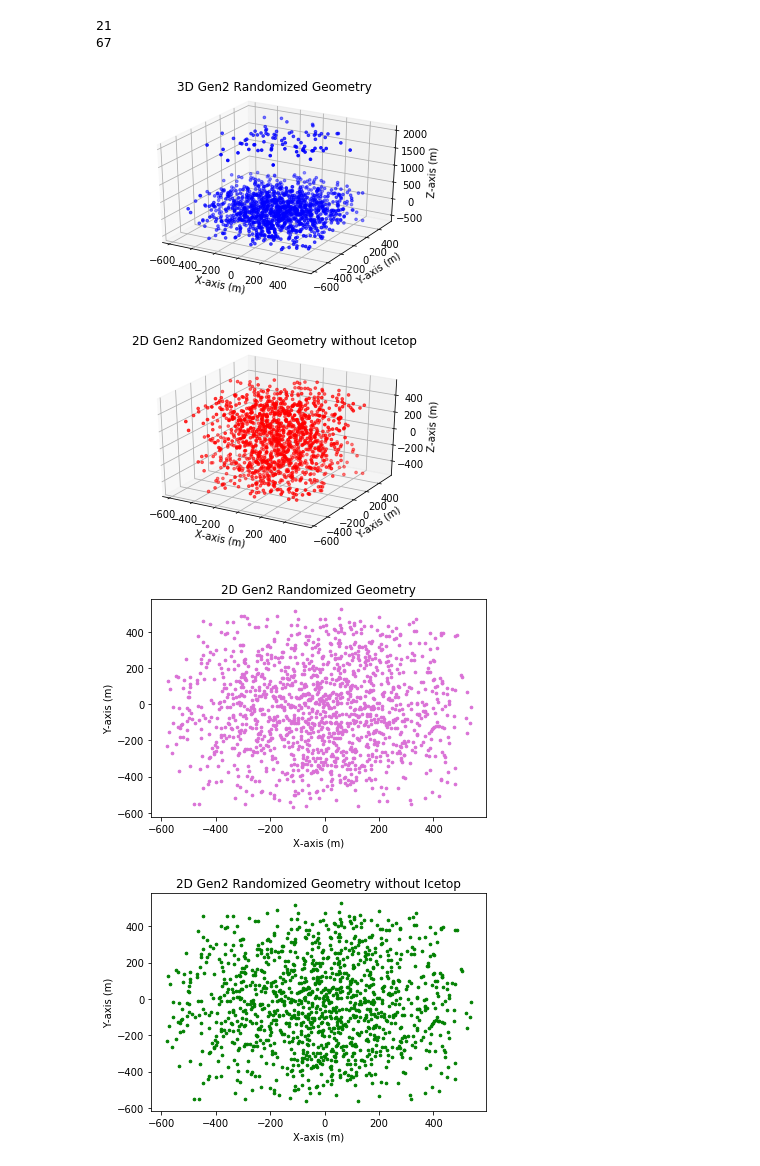
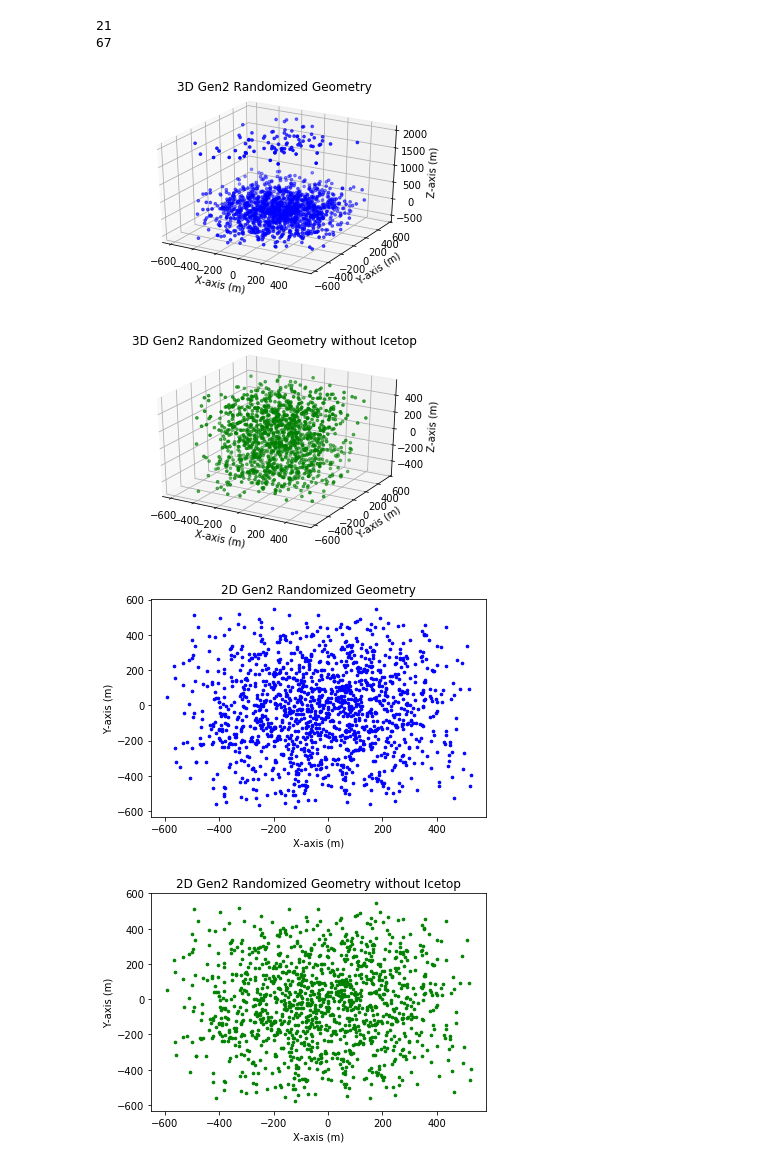
Before and after one commit to Patricia-Mcmillin/PMcmillin_REU, a Jupyter notebook: random_gen2_geometry.ipynb, the cells around one changed output. Cells and saved outputs as stored; diff of their text form; code cells hidden in the pictures.

```diff
--- a/random_gen2_geometry.ipynb
+++ b/random_gen2_geometry.ipynb
@@ -134,9 +138,9 @@ for string_num in gen2_dom_x_positions:
         index = index + 1
 #splits the 1d list in to 21 sections of length 67
 splitedSize = 67
-rand_dom_x_list = [rand_x_positions_2[x:x+splitedSize] for x in range(0, len(rand_x_positions_2), splitedSize)]
+rand_dom_x_list_2 = [rand_x_positions_2[x:x+splitedSize] for x in range(0, len(rand_x_positions_2), splitedSize)]
 #converts list to array
-rand_dom_x_positions_2 = np.asarray(rand_dom_x_list)
+rand_dom_x_positions_2 = np.asarray(rand_dom_x_list_2)
 
 print(len(rand_dom_x_positions_2))
 print(len(rand_dom_x_positions_2[0]))
@@ -156,9 +160,9 @@ for string_num in gen2_dom_y_positions:
         index = index + 1
 #splits the 1d list in to 21 sections of length 67
 splitedSize = 67
-rand_dom_y_list = [rand_y_positions_2[x:x+splitedSize] for x in range(0, len(rand_y_positions_2), splitedSize)]
+rand_dom_y_list_2 = [rand_y_positions_2[x:x+splitedSize] for x in range(0, len(rand_y_positions_2), splitedSize)]
 #converts list to array
-rand_dom_y_positions_2 = np.asarray(rand_dom_y_list)
+rand_dom_y_positions_2 = np.asarray(rand_dom_y_list_2)
 
 print(len(rand_dom_y_positions_2))
 print(len(rand_dom_y_positions_2[0]))
@@ -173,37 +177,37 @@ ax = plt.axes(projection='3d')
 ax.set_xlabel('X-axis (m)')
 ax.set_ylabel('Y-axis (m)')
 ax.set_zlabel('Z-axis (m)')
 ax.set_title("3D Gen2 Randomized Geometry")
 ax.dist = 11
 ax.scatter3D(rand_dom_x_positions_2, rand_dom_y_positions_2, gen2_dom_z_positions, s =7, c='blue', depthshade=True)
 plt.show()
 
 #gen2 random x-y positions, z kept constant, without icetop
 ax = plt.axes(projection='3d')
 ax.set_xlabel('X-axis (m)')
 ax.set_ylabel('Y-axis (m)')
 ax.set_zlabel('Z-axis (m)')
-ax.set_title("2D Gen2 Randomized Geometry without Icetop")
+ax.set_title("3D Gen2 Randomized Geometry without Icetop")
 ax.dist = 11
-ax.scatter3D(rand_dom_x_positions_2[:,0:61], rand_dom_y_positions_2[:,0:61], gen2_dom_z_positions[:,0:61],s =7, c='red', depthshade=True)
+ax.scatter3D(rand_dom_x_positions_2[:,0:61], rand_dom_y_positions_2[:,0:61], gen2_dom_z_positions[:,0:61],s =7, c='green', depthshade=True)
 plt.show()
 
 ax = plt.axes()
 ax.set_xlabel('X-axis (m)')
 ax.set_ylabel('Y-axis (m)')
 ax.set_title("2D Gen2 Randomized Geometry")
-ax.scatter(rand_dom_x_positions_2, rand_dom_y_positions_2, s =7, c='orchid')
+ax.scatter(rand_dom_x_positions_2, rand_dom_y_positions_2, s =7, c='blue')
 plt.show()
 
 #gen2 positions without icetop
 ax = plt.axes()
 ax.set_xlabel('X-axis (m)')
 ax.set_ylabel('Y-axis (m)')
 ax.set_title("2D Gen2 Randomized Geometry without Icetop")
 ax.scatter(rand_dom_x_positions_2[:,0:61], rand_dom_y_positions_2[:,0:61], s =7, c='green')
 plt.show()
 # %% [output]
-[figure, old version]
+[figure, new version]
-[figure, old version]
+[figure, new version]
-[figure, old version]
+[figure, new version]
-[figure, old version]
+[figure, new version]
```
Also changed, not shown: parts of 11 cells of this notebook.
